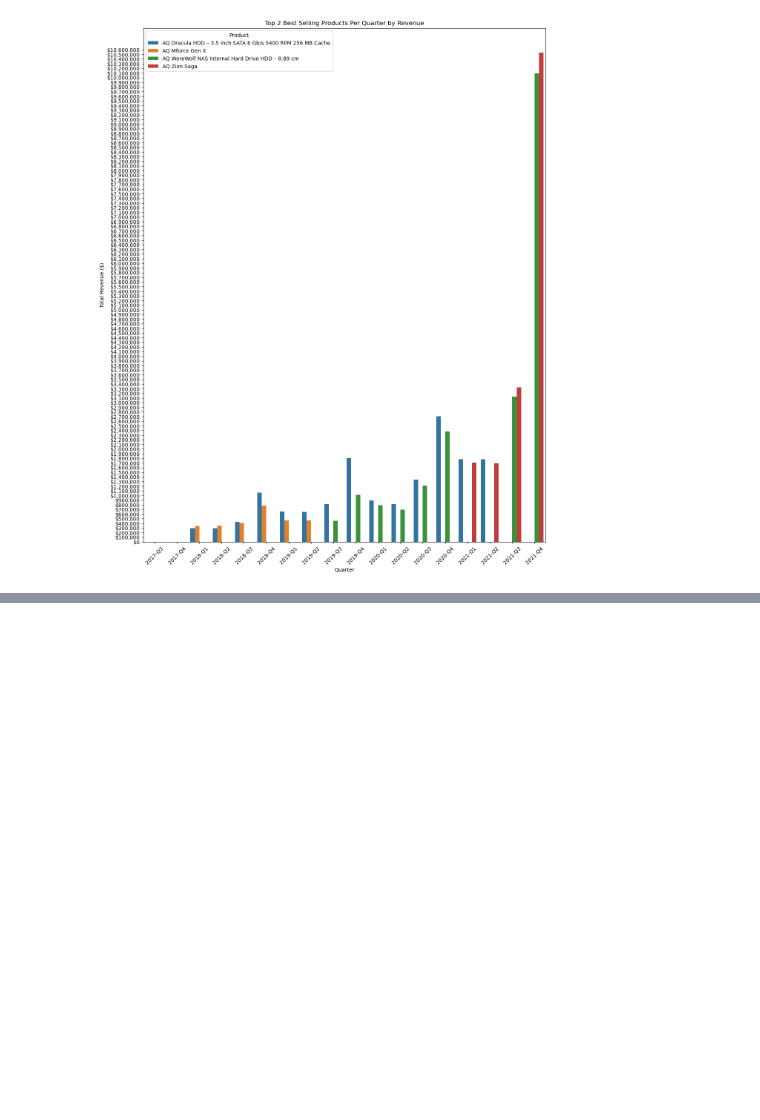
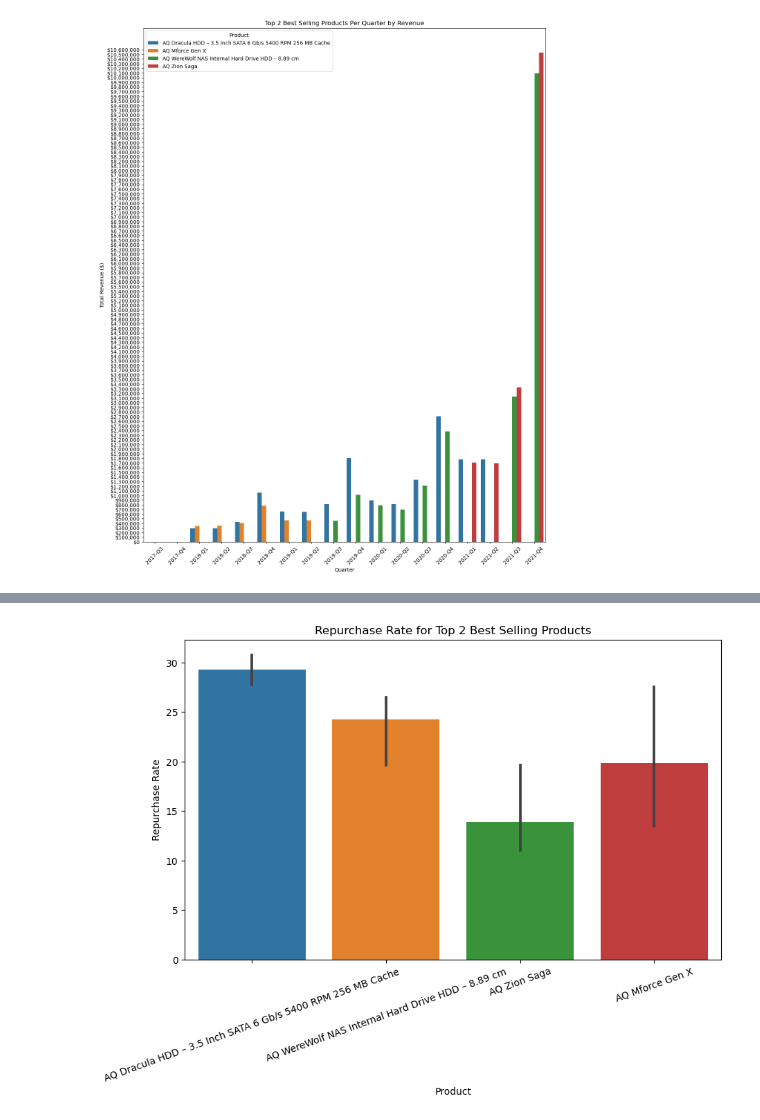
Before and after one commit to Jenner-Valdez/AtilQ, a Jupyter notebook: Main Code.ipynb, the cells around one changed output, grey strips where cells are left out. Drawn from its saved outputs; the diff is of its cells as text; code cells hidden in the pictures; blank space fills up the shorter version.

Commit message:
Purchase rate
Added purchase rate

```diff
--- a/Main Code.ipynb
+++ b/Main Code.ipynb
@@ -294,0 +336,19 @@ plt.show()
+# %%
+# Identify repurchase events
+merged_data.sort_values(by=['customer_code', 'product_code', 'date'], inplace=True)
+merged_data['previous_purchase_date'] = merged_data.groupby(['customer_code', 'product_code'])['date'].shift(1)
+merged_data['repurchase'] = merged_data.apply(lambda row: 1 if pd.notnull(row['previous_purchase_date']) else 0, axis=1)
+# %%
+# Calculate repurchase rate
+repurchase_rate = merged_data.groupby('product_code').agg({
+    'repurchase': 'sum',
+    'customer_code': 'nunique'
+}).reset_index()
+repurchase_rate['repurchase_rate'] = repurchase_rate['repurchase'] / repurchase_rate['customer_code']
+# %%
+# Merge with product names
+repurchase_rate = repurchase_rate.merge(dim_product[['product_code', 'product']], on='product_code', how='left')
+# %%
+# Filter for top 2 products by revenue
+top2_products = top2_monthly_sales['product'].unique()
+repurchase_rate_top2 = repurchase_rate[repurchase_rate['product'].isin(top2_products)]
@@ -294,0 +365,11 @@ plt.show()
+# %%
+# PLot for repurchase rate
+plt.figure(figsize=(10, 6))
+sns.barplot(x='product', y='repurchase_rate', data=repurchase_rate_top2)
+plt.title('Repurchase Rate for Top 2 Best Selling Products')
+plt.xlabel('Product')
+plt.ylabel('Repurchase Rate')
+plt.xticks(rotation=20)
+plt.show()
+# %% [output]
+[figure, added]
```
Also changed, not shown: parts of 21 cells of this notebook.
